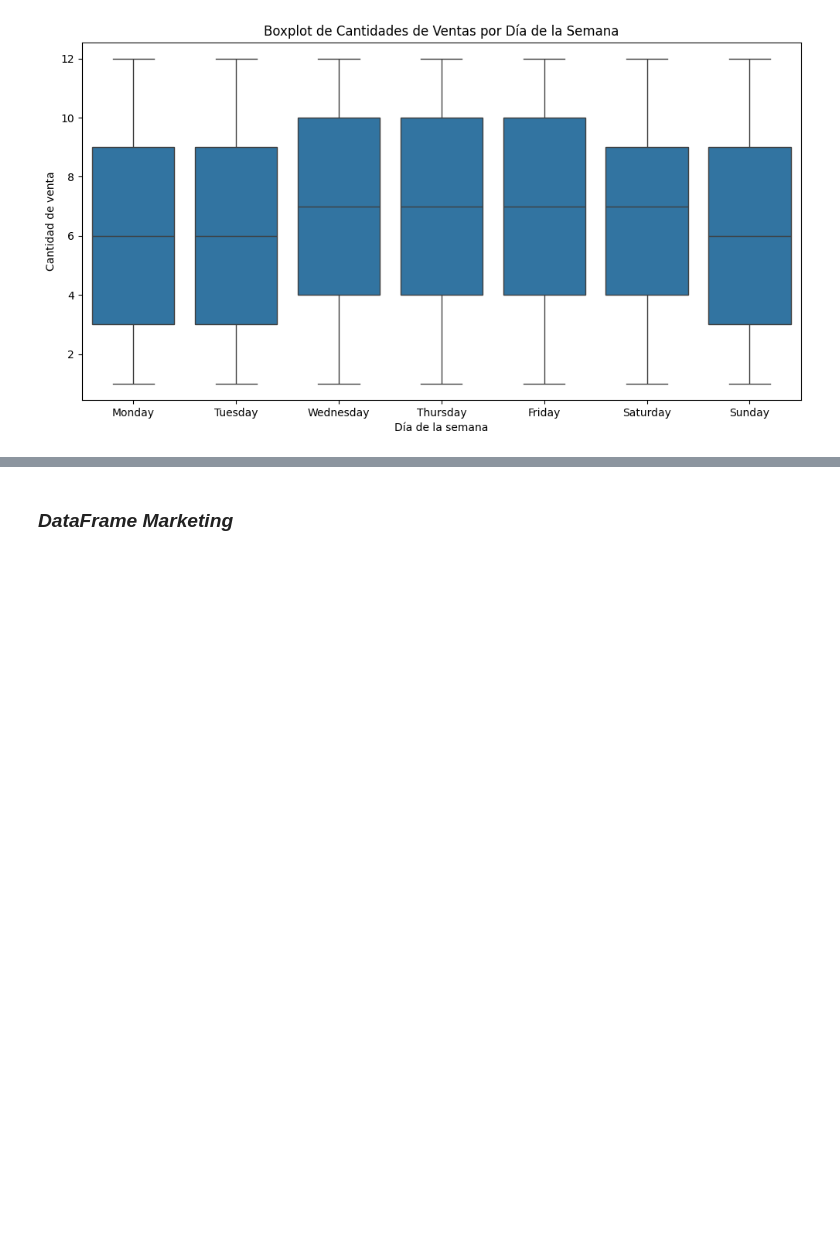
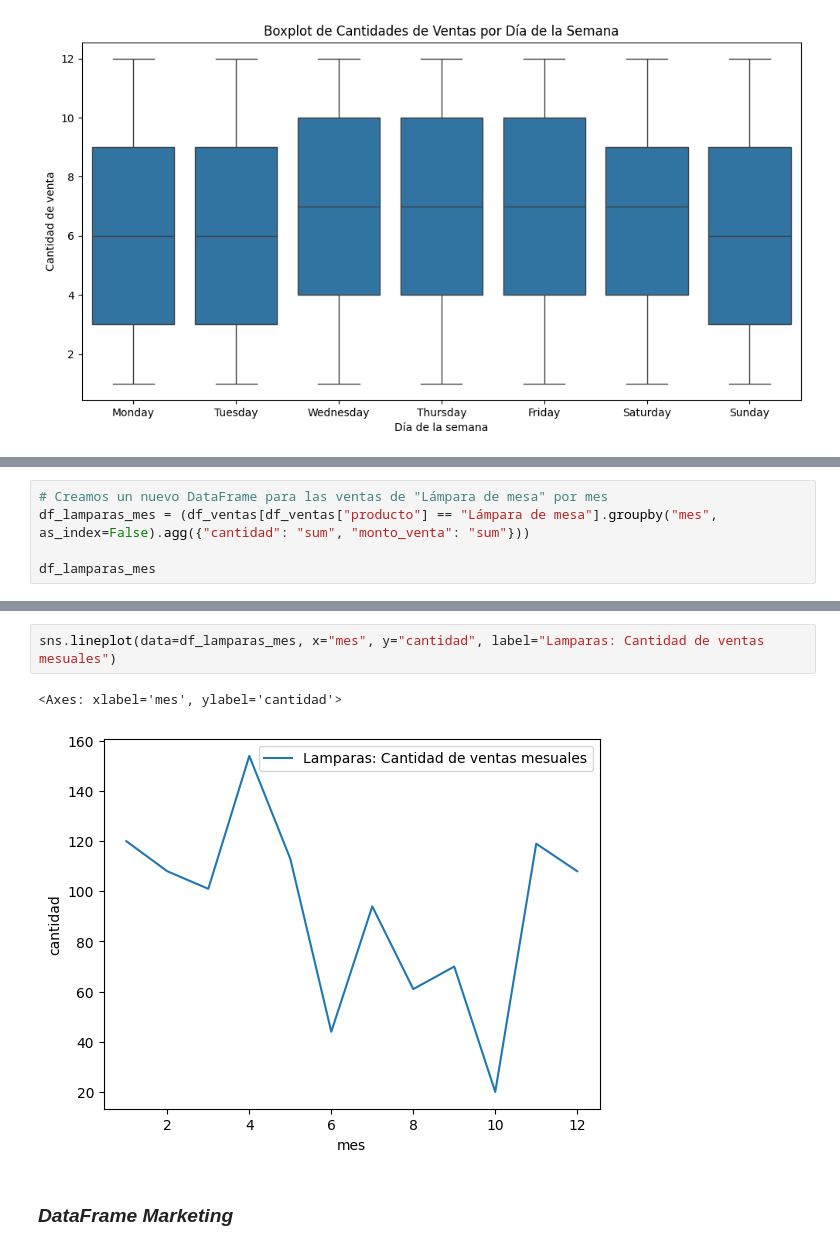
Before and after one commit to FedeM-Git/TT-2C2025-Data-Analitycs-Notebooks, a Jupyter notebook: Pre-Entrega_Maune/Pre-Entrega_Maune, Juan_Federico.ipynb, the cells around one changed output, grey strips where cells are left out. Cells and saved outputs as stored; diff of their text form; blank space fills up the shorter version.

```diff
--- a/Pre-Entrega_Maune/Pre-Entrega_Maune, Juan_Federico.ipynb
+++ b/Pre-Entrega_Maune/Pre-Entrega_Maune, Juan_Federico.ipynb
@@ -1496,0 +1495,5 @@ se pueden personalizar los gráficos es esta misma etapa
+# %%
+# Creamos un nuevo DataFrame para las ventas de "Lámpara de mesa" por mes
+df_lamparas_mes = (df_ventas[df_ventas["producto"] == "Lámpara de mesa"].groupby("mes", as_index=False).agg({"cantidad": "sum", "monto_venta": "sum"}))
+
+df_lamparas_mes
@@ -1497,3 +1514,8 @@ se pueden personalizar los gráficos es esta misma etapa
+# %%
+sns.lineplot(data=df_lamparas_mes, x="mes", y="cantidad", label="Lamparas: Cantidad de ventas mesuales")
+# %% [output]
+<Axes: xlabel='mes', ylabel='cantidad'>
+[figure, added]
 # %% [markdown]
 ### ***DataFrame Marketing***
 # %% [markdown]
```
Also changed, not shown: parts of 5 cells of this notebook.
